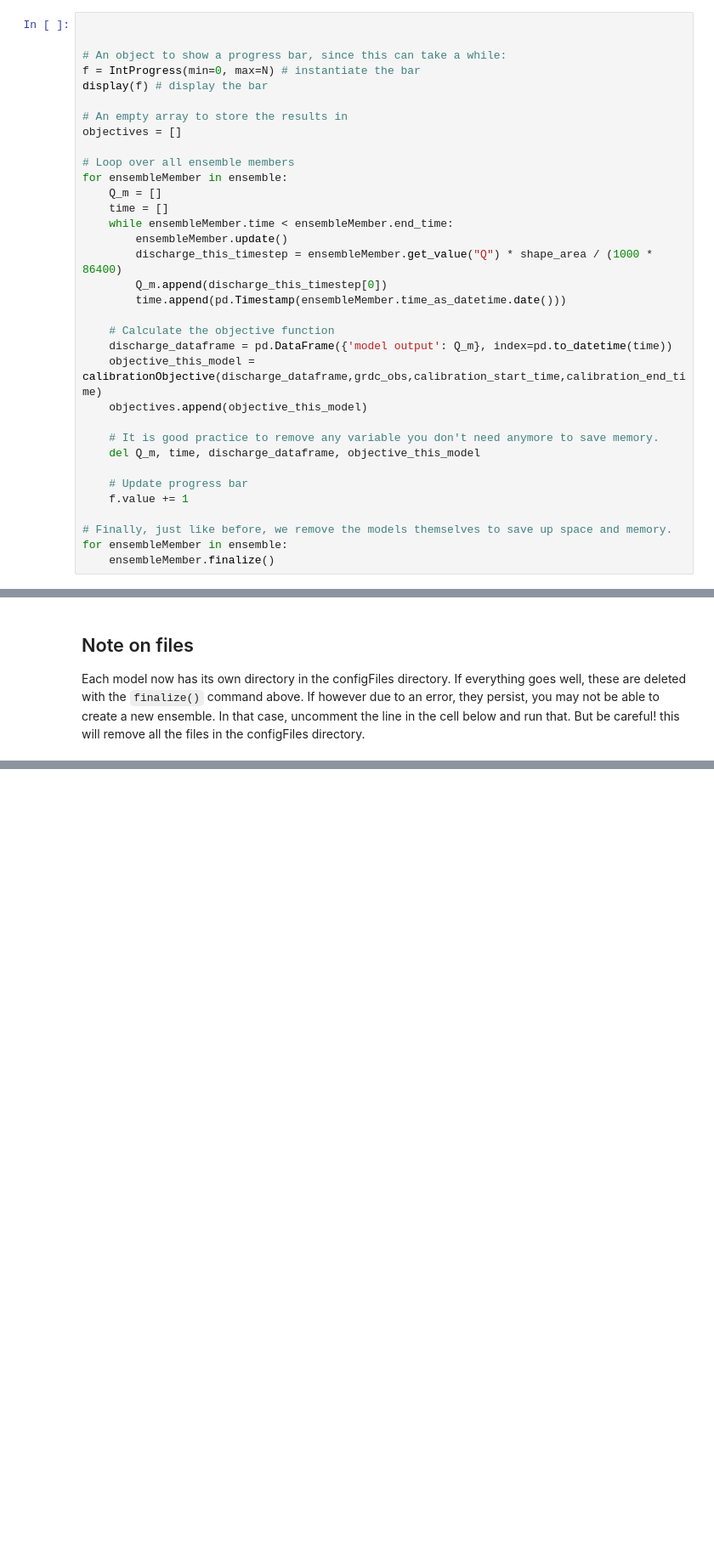
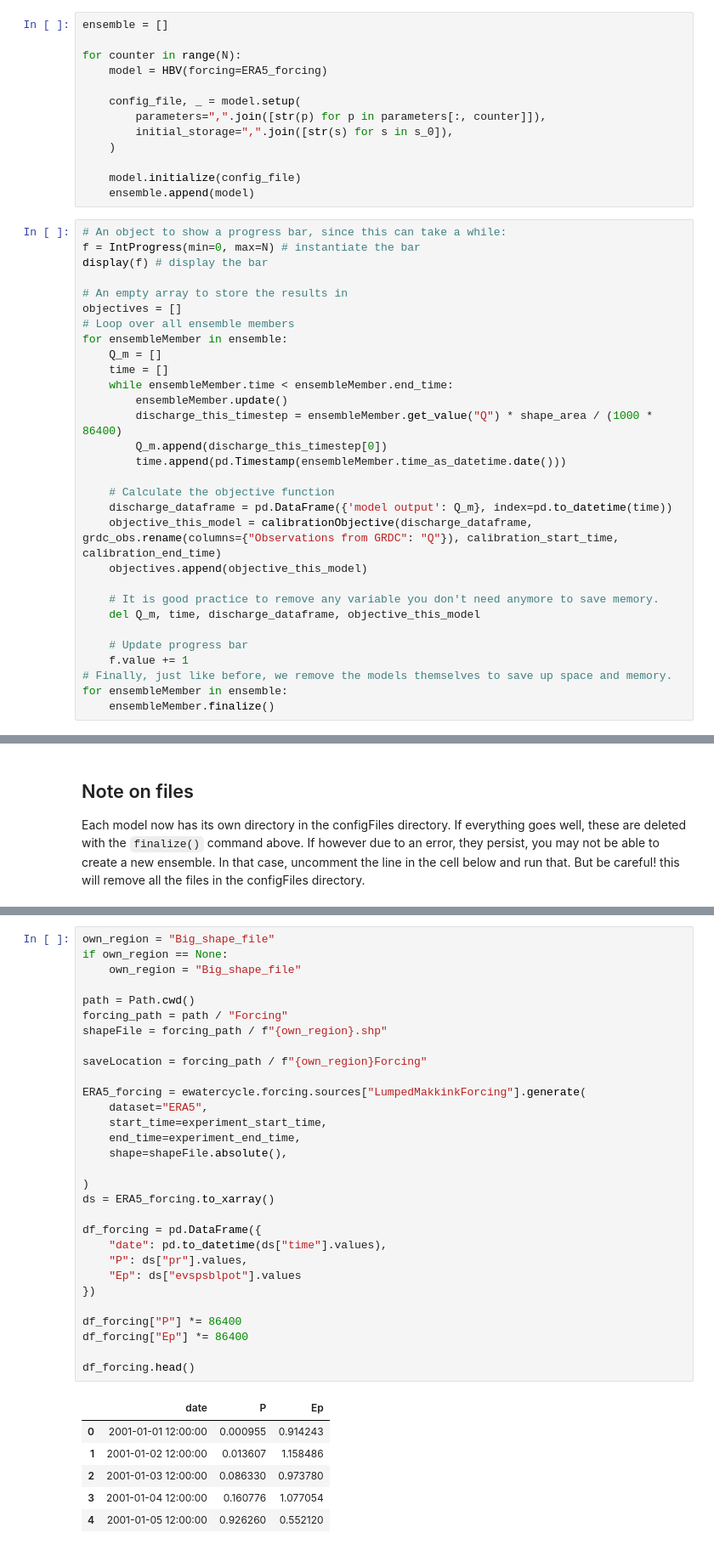
Before and after one commit to julesbradley/teaching-materials, a Jupyter notebook: book/2_modelling_advanced_ewatercycle/exercise4_calibrate_HBV_eWaterCycle.ipynb, the cells around one changed output, grey strips where cells are left out. Shown at 85% size. Cells and saved outputs as stored; diff of their text form; blank space fills up the shorter version.

```diff
--- a/book/2_modelling_advanced_ewatercycle/exercise4_calibrate_HBV_eWaterCycle.ipynb
+++ b/book/2_modelling_advanced_ewatercycle/exercise4_calibrate_HBV_eWaterCycle.ipynb
@@ -275,13 +321,23 @@ def calibrationObjective(modelOutput, observation, start_calibration, end_calibr
+# %%
+ensemble = []
+
+for counter in range(N):
+    model = HBV(forcing=ERA5_forcing)
+
+    config_file, _ = model.setup(
+        parameters=",".join([str(p) for p in parameters[:, counter]]),
+        initial_storage=",".join([str(s) for s in s_0]),
+    )
+
+    model.initialize(config_file)
+    ensemble.append(model)
 # %%
-
-
 # An object to show a progress bar, since this can take a while:
 f = IntProgress(min=0, max=N) # instantiate the bar
 display(f) # display the bar
 
 # An empty array to store the results in
 objectives = []
-
 # Loop over all ensemble members
 for ensembleMember in ensemble:
     Q_m = []
@@ -294,7 +350,7 @@ for ensembleMember in ensemble:
 
     # Calculate the objective function
     discharge_dataframe = pd.DataFrame({'model output': Q_m}, index=pd.to_datetime(time))
-    objective_this_model = calibrationObjective(discharge_dataframe,grdc_obs,calibration_start_time,calibration_end_time)
+    objective_this_model = calibrationObjective(discharge_dataframe, grdc_obs.rename(columns={"Observations from GRDC": "Q"}), calibration_start_time, calibration_end_time)
     objectives.append(objective_this_model)
 
     # It is good practice to remove any variable you don't need anymore to save memory.
@@ -302,7 +358,6 @@ for ensembleMember in ensemble:
 
     # Update progress bar
     f.value += 1
-
 # Finally, just like before, we remove the models themselves to save up space and memory.
 for ensembleMember in ensemble:
     ensembleMember.finalize()
@@ -344,0 +459,37 @@ Each model now has its own directory in the configFiles directory. If everything
+# %%
+own_region = "Big_shape_file"
+if own_region == None:
+    own_region = "Big_shape_file"
+
+path = Path.cwd()
+forcing_path = path / "Forcing"
+shapeFile = forcing_path / f"{own_region}.shp"
+
+saveLocation = forcing_path / f"{own_region}Forcing"
+
+ERA5_forcing = ewatercycle.forcing.sources["LumpedMakkinkForcing"].generate(
+    dataset="ERA5",
+    start_time=experiment_start_time,
+    end_time=experiment_end_time,
+    shape=shapeFile.absolute(),
+
+)
+ds = ERA5_forcing.to_xarray()
+
+df_forcing = pd.DataFrame({
+    "date": pd.to_datetime(ds["time"].values),
+    "P": ds["pr"].values,
+    "Ep": ds["evspsblpot"].values
+})
+
+df_forcing["P"] *= 86400
+df_forcing["Ep"] *= 86400
+
+df_forcing.head()
+# %% [output]
+|  | date | P | Ep |
+| 0 | 2001-01-01 12:00:00 | 0.000955 | 0.914243 |
+| 1 | 2001-01-02 12:00:00 | 0.013607 | 1.158486 |
+| 2 | 2001-01-03 12:00:00 | 0.086330 | 0.973780 |
+| 3 | 2001-01-04 12:00:00 | 0.160776 | 1.077054 |
+| 4 | 2001-01-05 12:00:00 | 0.926260 | 0.552120 |
```
Also changed, not shown: parts of 21 cells of this notebook, 5 other files.
